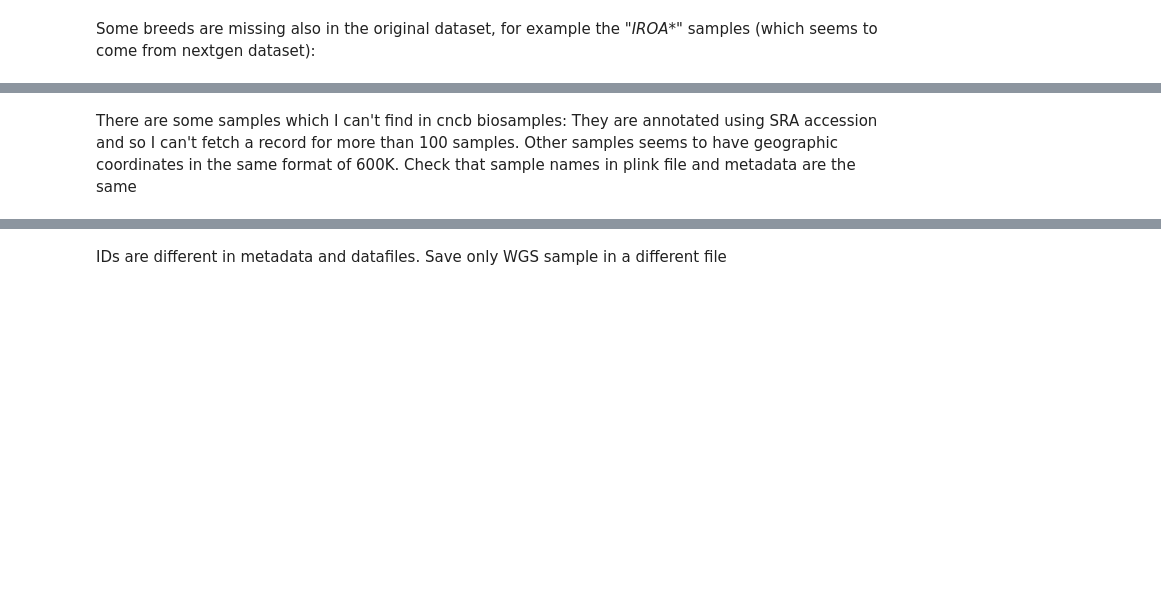
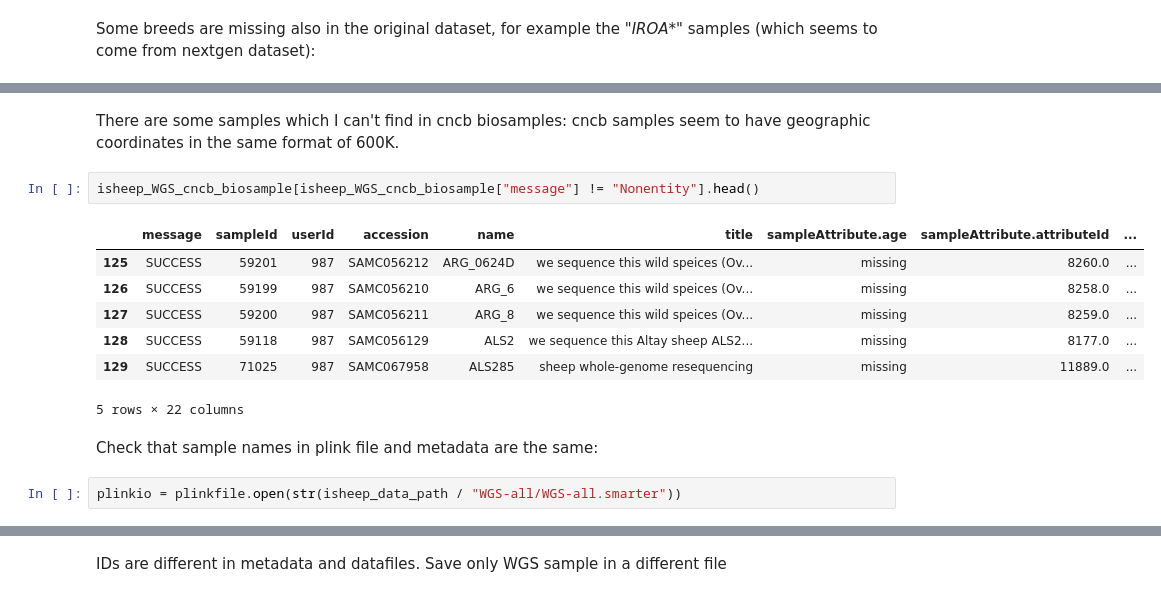
Before and after one commit to cnr-ibba/SMARTER-database, a Jupyter notebook: notebooks/exploratory/0.17.2-bunop-isheep_dataset.ipynb, the cells around one changed output, grey strips where cells are left out. Cells and saved outputs as stored; diff of their text form; blank space fills up the shorter version.

```diff
--- a/notebooks/exploratory/0.17.2-bunop-isheep_dataset.ipynb
+++ b/notebooks/exploratory/0.17.2-bunop-isheep_dataset.ipynb
@@ -411,5 +618,19 @@ plinkio = plinkfile.open(str(get_project_dir() / "data/external/SHE/ISHEEP/WGS-a
 # %% [markdown]
-There are some samples which I can't find in cncb biosamples: They are annotated using SRA accession and so I can't fetch a record for more than 100 samples. Other samples seems to have geographic coordinates in the same format of 600K. Check that sample names in plink file and metadata are the same
+There are some samples which I can't find in cncb biosamples: cncb samples seem to have geographic coordinates in the same format of 600K.
+# %%
+isheep_WGS_cncb_biosample[isheep_WGS_cncb_biosample["message"] != "Nonentity"].head()
+# %% [output]
+|  | message | sampleId | userId | accession | name | title | sampleAttribute.age | sampleAttribute.attributeId | ... |
+| 125 | SUCCESS | 59201 | 987 | SAMC056212 | ARG_0624D | we sequence this wild speices (Ov... | missing | 8260.0 | ... |
+| 126 | SUCCESS | 59199 | 987 | SAMC056210 | ARG_6 | we sequence this wild speices (Ov... | missing | 8258.0 | ... |
+| 127 | SUCCESS | 59200 | 987 | SAMC056211 | ARG_8 | we sequence this wild speices (Ov... | missing | 8259.0 | ... |
+| 128 | SUCCESS | 59118 | 987 | SAMC056129 | ALS2 | we sequence this Altay sheep ALS2... | missing | 8177.0 | ... |
+| 129 | SUCCESS | 71025 | 987 | SAMC067958 | ALS285 | sheep whole-genome resequencing | missing | 11889.0 | ... |
+5 rows × 22 columns
+# %% [markdown]
+Check that sample names in plink file and metadata are the same:
+# %%
+plinkio = plinkfile.open(str(isheep_data_path / "WGS-all/WGS-all.smarter"))
 # %%
 samples = [sample.iid for sample in plinkio.get_samples()]
 count = 0
```
Also changed, not shown: parts of 31 cells of this notebook.
